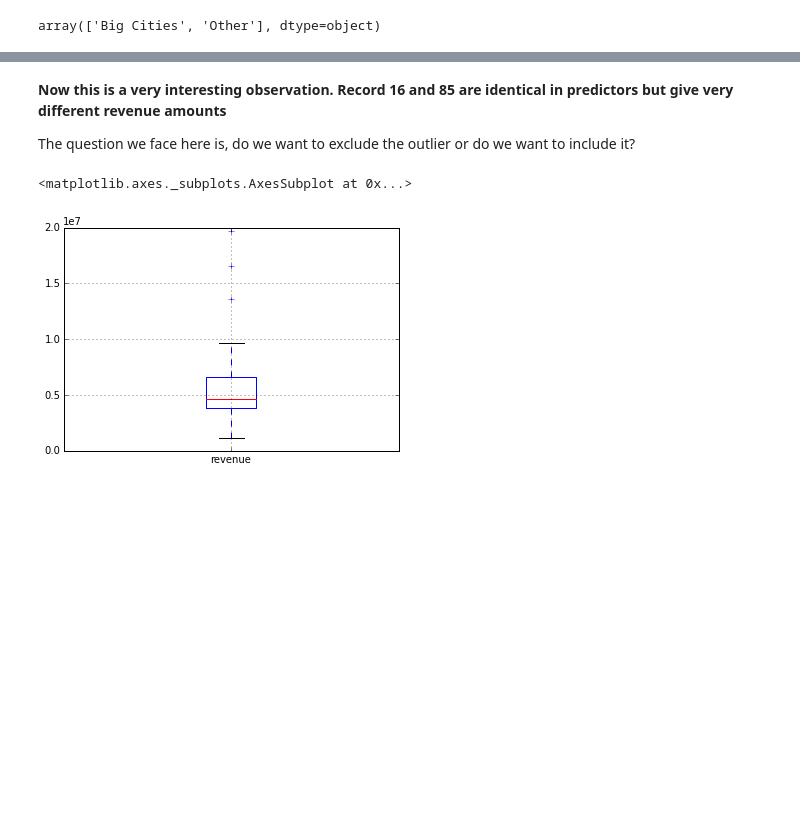
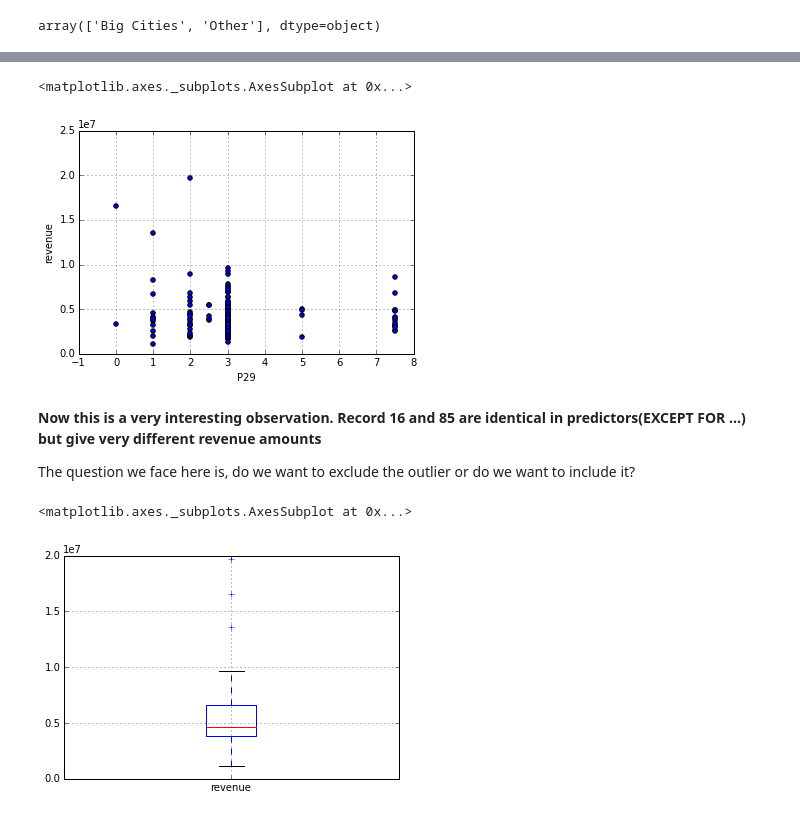
Before and after one commit to Cat-n-Dog/follow-m, a Jupyter notebook: Restaurant.ipynb, the cells around one changed output, grey strips where cells are left out. Drawn from its saved outputs; the diff is of its cells as text; code cells hidden in the pictures; blank space fills up the shorter version.

```diff
--- a/Restaurant.ipynb
+++ b/Restaurant.ipynb
@@ -200,5 +190,10 @@ print train_df[ train_df.Open_Year == 2000 ]
+# %%
+train_df.plot(x='P29', y='revenue', kind='scatter')
+# %% [output]
+<matplotlib.axes._subplots.AxesSubplot at 0x...>
+[figure, added]
 # %% [markdown]
-**Now this is a very interesting observation. Record 16 and 85 are identical in predictors but give very different revenue amounts**
+**Now this is a very interesting observation. Record 16 and 85 are identical in predictors(EXCEPT FOR ...) but give very different revenue amounts**
 
 The question we face here is, do we want to exclude the outlier or do we want to include it?
 # %%
```
Also changed, not shown: parts of 15 cells of this notebook.
